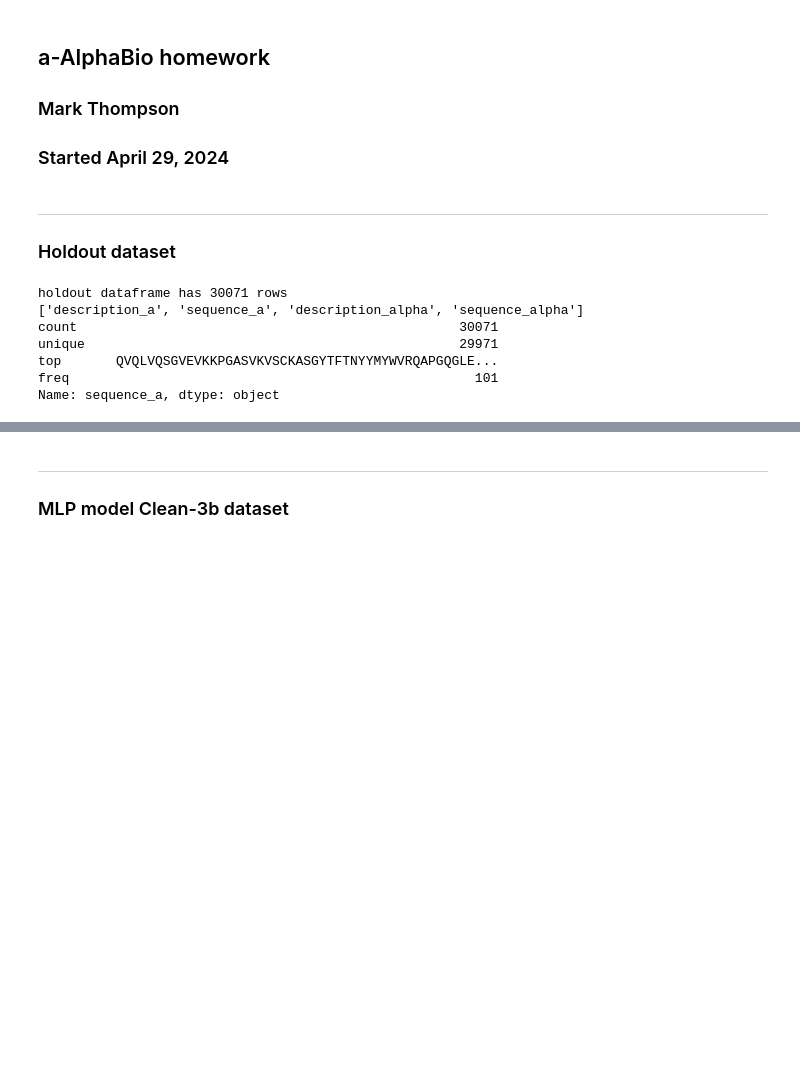
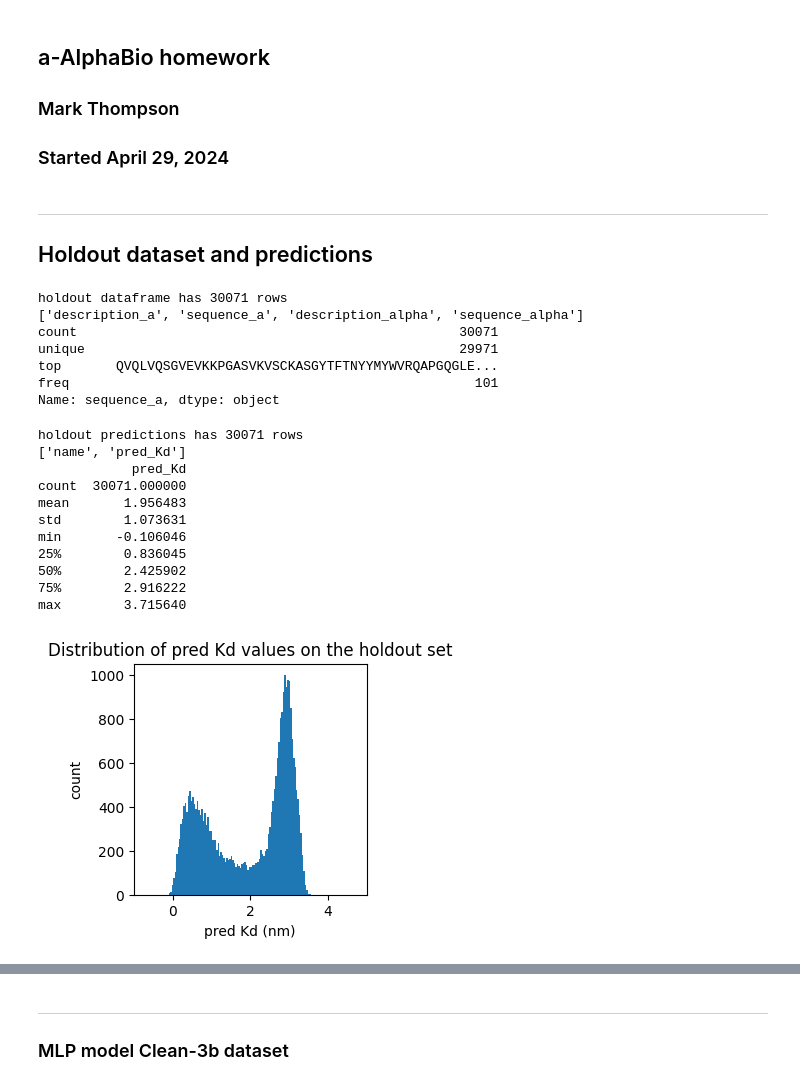
Before and after one commit to planaria158/BERT-antibody-antigen-binding-energy, a Jupyter notebook: Analysis.ipynb, the cells around one changed output, grey strips where cells are left out. Cells and saved outputs as stored; diff of their text form; code cells hidden in the pictures; blank space fills up the shorter version.

```diff
--- a/Analysis.ipynb
+++ b/Analysis.ipynb
@@ -17,6 +52,6 @@ import matplotlib.pyplot as plt
 # %% [markdown]
 ---------
-### Holdout dataset
+## Holdout dataset and predictions
 # %%
 # The holdout data
 data_file = './data/alphaseq_data_hold_out.csv'
@@ -70,0 +71,33 @@ def plot_pred_vs_true(preds_file_path, true_file_path, xlim=(0,5), ylim=(0,5)):
+# %%
+# The predictions on the holdout set
+data_file = './inference_results/tform_mlp_model/cleaned-4-data/preds_vit_1715104590.5575511.csv'
+df = pd.read_csv(data_file)
+rows1 = df.shape[0]
+print('holdout predictions has', rows1, 'rows')
+print(df.columns.tolist())
+print(df.describe())
+
+preds = df['pred_Kd'].values
+
+# Histogram of predicted values
+plt.figure(figsize=(3,3))
+plt.hist(preds, bins=100)
+plt.xlabel('pred Kd (nm)')
+plt.ylabel('count')
+plt.title('Distribution of pred Kd values on the holdout set')
+plt.xlim((-1,5))
+# plt.ylim((0,5))
+plt.show()
+# %% [output]
+holdout predictions has 30071 rows
+['name', 'pred_Kd']
+            pred_Kd
+count  30071.000000
+mean       1.956483
+std        1.073631
+min       -0.106046
+25%        0.836045
+50%        2.425902
+75%        2.916222
+max        3.715640
+[figure, added]
```
Also changed, not shown: parts of 15 cells of this notebook, 4 other files.
